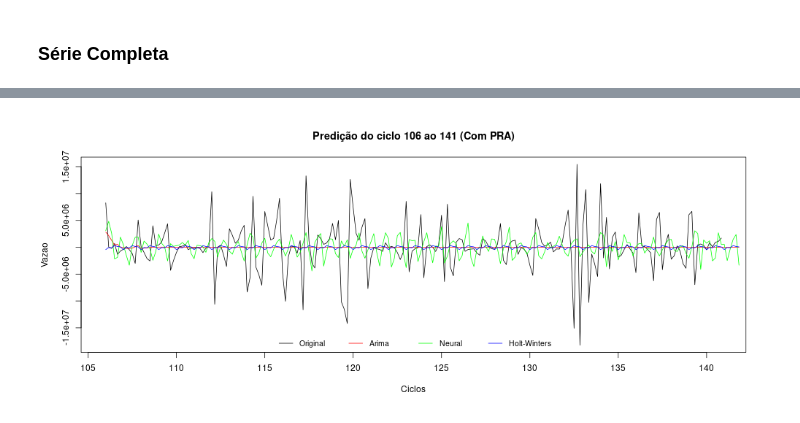
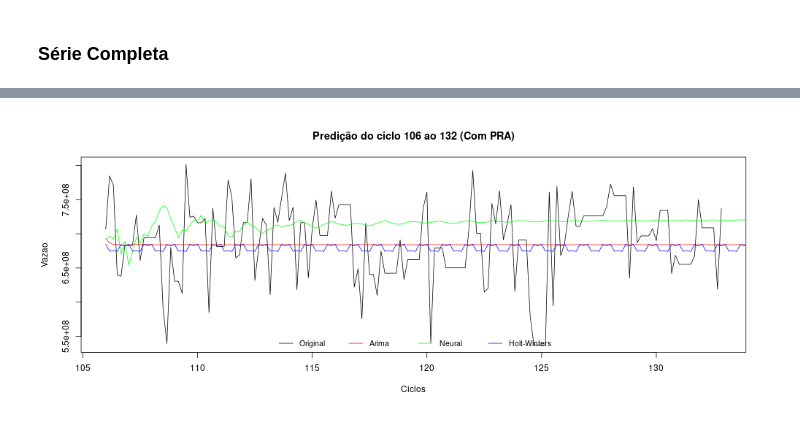
Before and after one commit to LarcesUece/UECE-RNP-PMon2022, a Jupyter notebook: Analise_Cubic_PR-AM.ipynb, the cells around one changed output, grey strips where cells are left out. Cells and saved outputs as stored; diff of their text form; code cells hidden in the pictures.

```diff
--- a/Analise_Cubic_PR-AM.ipynb
+++ b/Analise_Cubic_PR-AM.ipynb
@@ -1885,20 +1883,22 @@ highchart() %>%
 %%R
 
 ## Com PRA
-mytsTest106_141 = window(random_ad, start = c(106,1), end = c(140,6))
 
-mytsArima106 = auto.arima(mytsTrain105)
-mytsHoltETS106 = ets(mytsTrain105, model = 'ZAA')
-mytsNeural106 = nnetar(mytsTrain105)
+mytsTrain105 = window(TSbbr, start = c(1,1), end = c(105,6))
+mytsTest106_132 = window(TSbbr, start = c(106,1), end = c(132,6))
 
-prevArima106_141 = forecast(mytsArima106, h=216)
-prevNeural106_141 = forecast(mytsNeural106, h=216)
-prevHoltETS106_141 = forecast(mytsHoltETS106, h=216)
+mytsArima106 = auto.arima(mytsTrain105, approximation = TRUE, d = 1)
+mytsHoltETS106 = ets(mytsTrain105, model = 'ZAA', lambda = 1)
+mytsNeural106 = nnetar(mytsTrain105, d = 1, lambda = 1)
+
+prevArima106_132 = forecast(mytsArima106, h=216)
+prevNeural106_132 = forecast(mytsNeural106, h=216)
+prevHoltETS106_132 = forecast(mytsHoltETS106, h=216)
 
 ### RMSE
-Holt_RMSE_106 = c(rmse(mytsTest106_141, prevHoltETS106_141$mean)/10000)
-Arima_RMSE_106 = c(rmse(mytsTest106_141, prevArima106_141$mean)/10000)
-Neural_RMSE_106 = c(rmse(mytsTest106_141, prevNeural106_141$mean)/10000)
+Holt_RMSE_106 = c(rmse(mytsTest106_132, prevHoltETS106_132$mean)/10000)
+Arima_RMSE_106 = c(rmse(mytsTest106_132, prevArima106_132$mean)/10000)
+Neural_RMSE_106 = c(rmse(mytsTest106_132, prevNeural106_132$mean)/10000)
 # %%
 %%R
 
@@ -1961,11 +1961,12 @@ legend("bottom", legend = c("Original", "Arima", "Neural","Holt-Winters"),
 # %%
-%%R -w 1000 -h 400
+%%R -w 1000 -h 400 # COM PRA
 
-plot(mytsTest106_141, main= "Predição do ciclo 106 ao 141 (Com PRA)", xlab="Ciclos", ylab="Vazao")
-lines(prevArima106_141$mean, col="red")
-lines(prevNeural106_141$mean, col="green")
-lines(prevHoltETS106_141$mean, col="blue")
+plot(mytsTest106_132, main= "Predição do ciclo 106 ao 132 (Com PRA)",
+xlab="Ciclos", ylab="Vazao")#, ylim=c(-999999999,9999999999))
+lines(prevArima106_132$mean, col="red")
+lines(prevNeural106_132$mean, col="green")
+lines(prevHoltETS106_132$mean, col="blue")
 legend("bottom", legend = c("Original", "Arima", "Neural","Holt-Winters"),
        col = c("black", "red","green","blue"), lty=1:1, cex=0.87, bty = "n", horiz=T)
 # %% [output]
-[figure, old version]
+[figure, new version]
```
Also changed, not shown: parts of 3 cells of this notebook.
